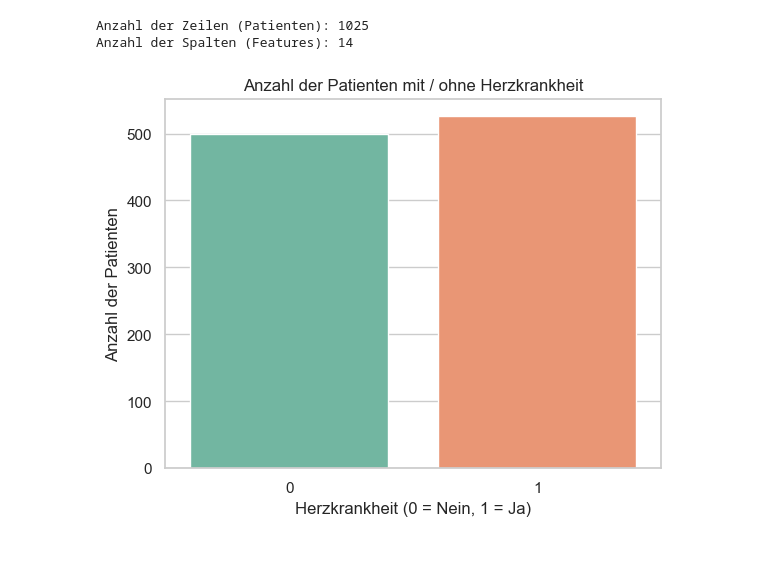
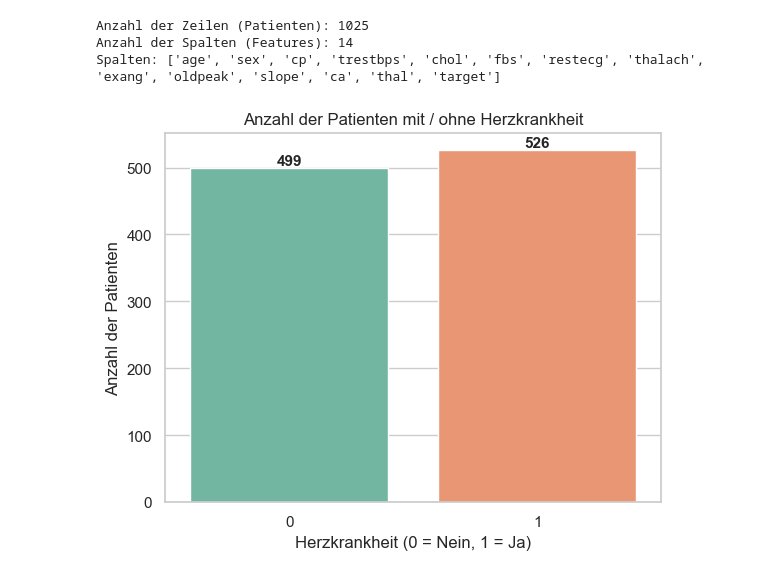
Before and after one commit to ManaTrooo/Asai-Projekt, a Jupyter notebook: ARandomForest.ipynb, the cells around one changed output. Saved outputs shown, nothing was run; the diff lists cells and outputs as text; code cells hidden in the pictures.

```diff
--- a/ARandomForest.ipynb
+++ b/ARandomForest.ipynb
@@ -11,6 +11,7 @@ styled_df = df.head(10).style.set_table_styles([
 ]).set_properties(**{'text-align': 'center'})
 
 styled_df
+
 print(f"Anzahl der Zeilen (Patienten): {df.shape[0]}")
 print(f"Anzahl der Spalten (Features): {df.shape[1]}")
 # Ersten Blick auf die Daten werfen
@@ -19,24 +20,32 @@ print(f"Anzahl der Spalten (Features): {df.shape[1]}")
 #print(df.describe())         # Statistische Übersicht (Mittelwert, Std., etc.)
 
 # Optional: Spaltennamen anzeigen
-#print("Spalten:", df.columns.tolist())
+print("Spalten:", df.columns.tolist())
 # %% [output]
 Anzahl der Zeilen (Patienten): 1025
 Anzahl der Spalten (Features): 14
+Spalten: ['age', 'sex', 'cp', 'trestbps', 'chol', 'fbs', 'restecg', 'thalach', 'exang', 'oldpeak', 'slope', 'ca', 'thal', 'target']
 # %%
 import seaborn as sns
 import matplotlib.pyplot as plt
-#sns.set(style="whitegrid")
 
 # Balkendiagramm OHNE FutureWarning
-sns.countplot(x='target', data=df, hue='target', palette='Set2', legend=False)
+ax = sns.countplot(x='target', data=df, hue='target', palette='Set2', legend=False)
 
 # Achsentitel
 plt.title('Anzahl der Patienten mit / ohne Herzkrankheit')
 plt.xlabel('Herzkrankheit (0 = Nein, 1 = Ja)')
 plt.ylabel('Anzahl der Patienten')
 
+# Zahlen über Balken schreiben
+for p in ax.patches:
+    height = p.get_height()
+    ax.annotate(f'{int(height)}',
+                (p.get_x() + p.get_width() / 2, height),
+                ha='center', va='bottom',
+                fontsize=11, fontweight='bold')
+
 # Plot anzeigen
 plt.show()
 # %% [output]
-[figure, old version]
+[figure, new version]
```
Also changed, not shown: parts of 5 cells of this notebook, 2 other files.
